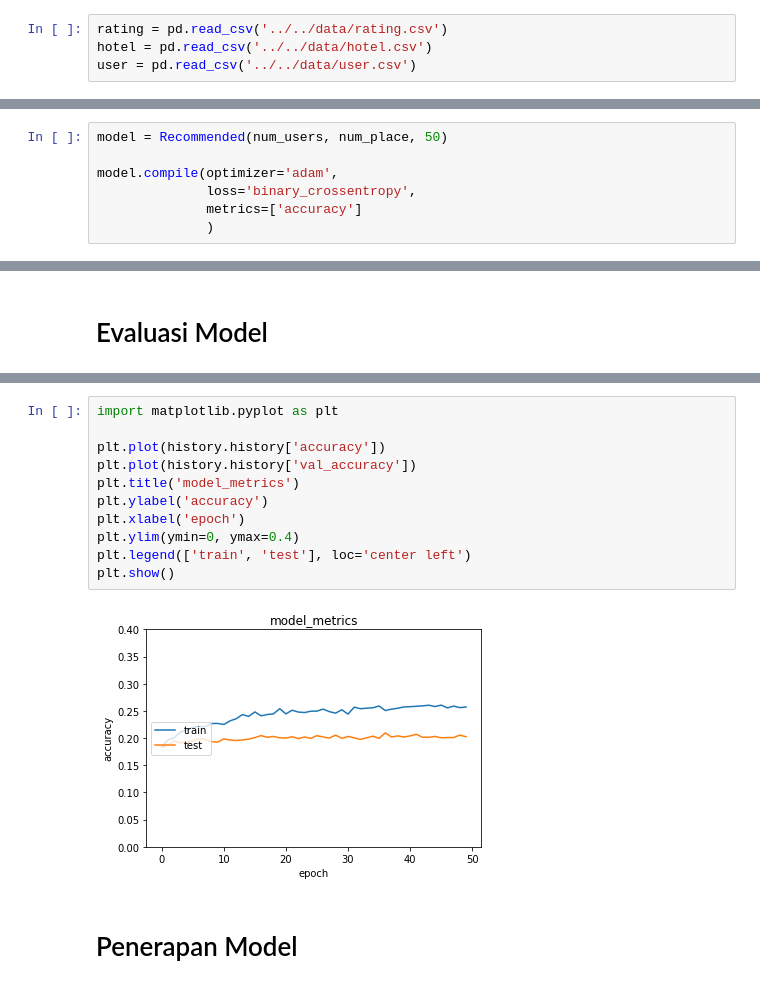
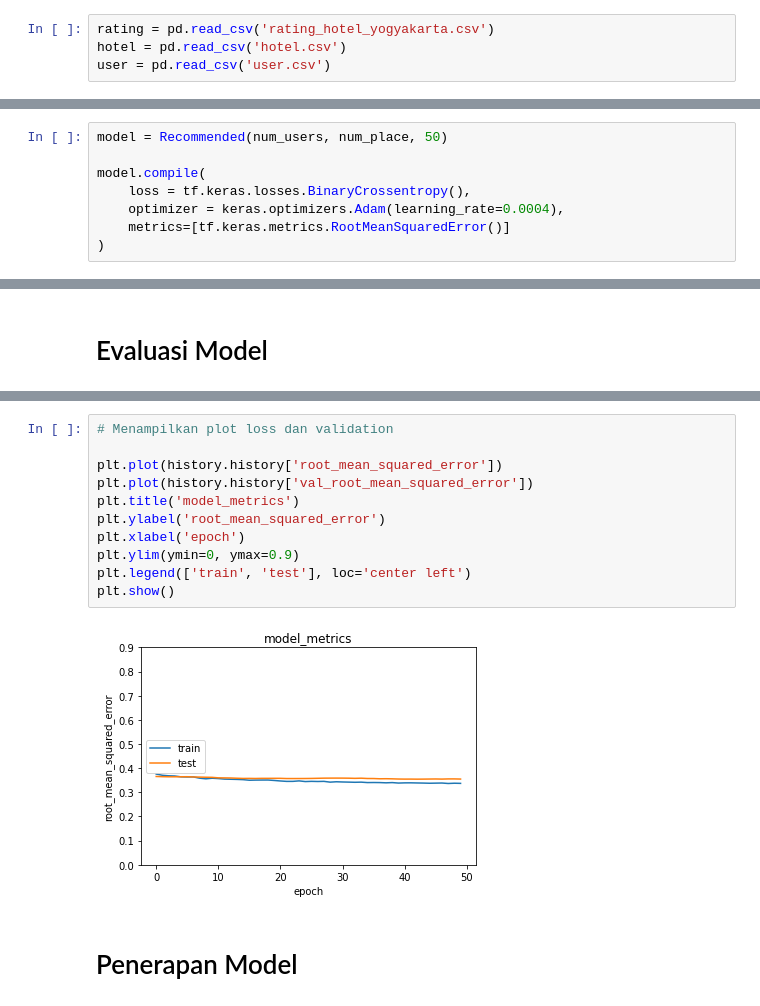
Before and after one commit to HondaString/C22-PS233-TravelKuy, a Jupyter notebook: ML/code/hotel/system_recomendation_hotel_jogyakarta.ipynb, the cells around one changed output, grey strips where cells are left out. Saved outputs shown, nothing was run; the diff lists cells and outputs as text.

Commit message:
merubah code notebook pada save model

```diff
--- a/ML/code/hotel/system_recomendation_hotel_jogyakarta.ipynb
+++ b/ML/code/hotel/system_recomendation_hotel_jogyakarta.ipynb
@@ -27,9 +23,9 @@ Python 3.8.10
 # %% [markdown]
 # Import Dataset
 # %%
-rating = pd.read_csv('../../data/rating.csv')
-hotel = pd.read_csv('../../data/hotel.csv')
-user = pd.read_csv('../../data/user.csv')
+rating = pd.read_csv('rating_hotel_yogyakarta.csv')
+hotel = pd.read_csv('hotel.csv')
+user = pd.read_csv('user.csv')
 # %%
 # melihat ukuran data
 print(f'rating : {rating.shape}')
@@ -166,7 +162,8 @@ class Recommended(keras.Model):
 # %%
 model = Recommended(num_users, num_place, 50)
 
-model.compile(optimizer='adam',
-              loss='binary_crossentropy',
-              metrics=['accuracy']
-              )
+model.compile(
+    loss = tf.keras.losses.BinaryCrossentropy(),
+    optimizer = keras.optimizers.Adam(learning_rate=0.0004),
+    metrics=[tf.keras.metrics.RootMeanSquaredError()]
+)
@@ -211,16 +204,16 @@ model.evaluate(x=x_test, y=y_test)
 # %%
-import matplotlib.pyplot as plt
+# Menampilkan plot loss dan validation
 
-plt.plot(history.history['accuracy'])
-plt.plot(history.history['val_accuracy'])
+plt.plot(history.history['root_mean_squared_error'])
+plt.plot(history.history['val_root_mean_squared_error'])
 plt.title('model_metrics')
-plt.ylabel('accuracy')
+plt.ylabel('root_mean_squared_error')
 plt.xlabel('epoch')
-plt.ylim(ymin=0, ymax=0.4)
+plt.ylim(ymin=0, ymax=0.9)
 plt.legend(['train', 'test'], loc='center left')
 plt.show()
 # %% [output]
-[figure, old version]
+[figure, new version]
 # %% [markdown]
 # Penerapan Model
 # %%
```
Also changed, not shown: parts of 15 cells of this notebook.
